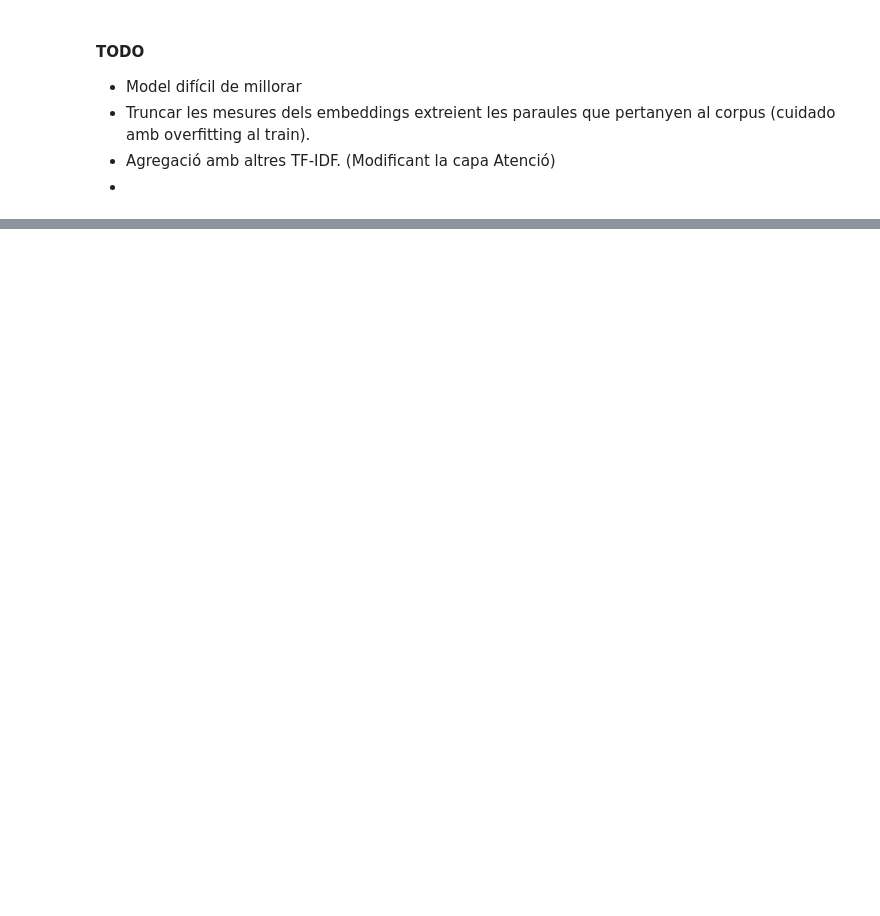
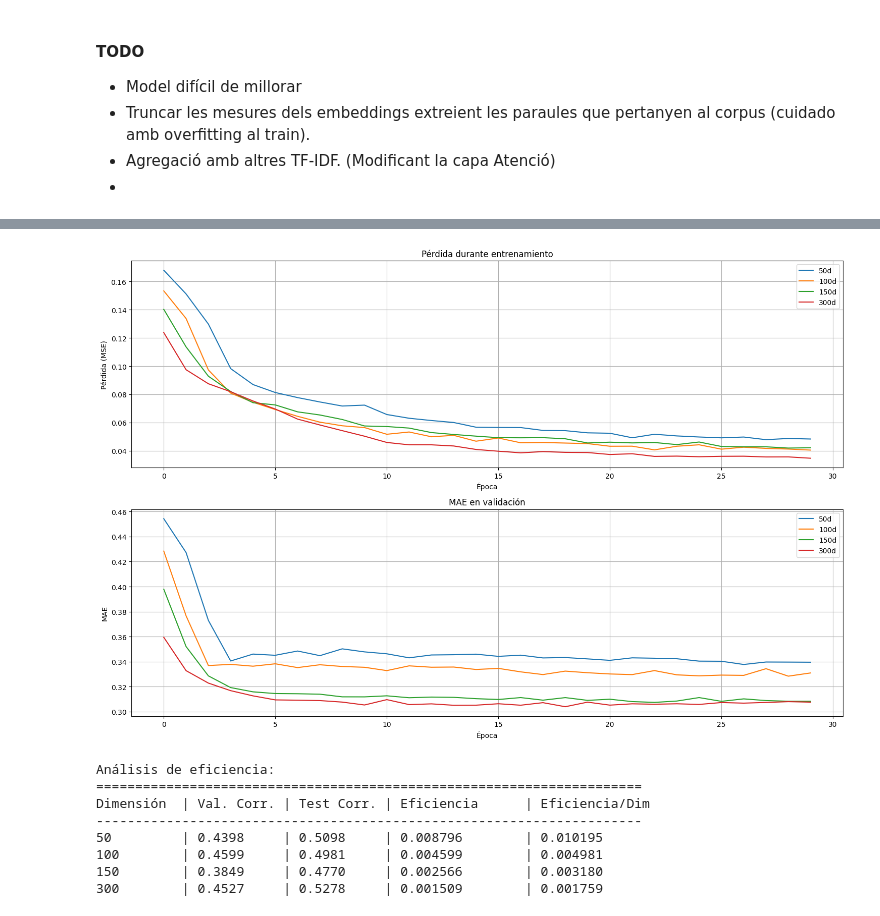
Before and after one commit to TaliaPr/Semantic-Text-Similarity, a Jupyter notebook: sequence_model.ipynb, the cells around one changed output, grey strips where cells are left out. Cells and saved outputs as stored; diff of their text form; code cells hidden in the pictures; blank space fills up the shorter version.

```diff
--- a/sequence_model.ipynb
+++ b/sequence_model.ipynb
@@ -580,0 +885,49 @@ P-value: 1.2050755660899114e-180
+# %%
+# Comparar la evolución del entrenamiento para diferentes dimensiones
+plt.figure(figsize=(15, 10))
+
+# Gráfico de pérdida (loss)
+plt.subplot(2, 1, 1)
+for dim in dims:
+    plt.plot(results[dim]['history'].history['loss'], label=f'{dim}d')
+plt.title('Pérdida durante entrenamiento')
+plt.xlabel('Época')
+plt.ylabel('Pérdida (MSE)')
+plt.legend()
+plt.grid(True)
+
+# Gráfico de error absoluto mitjà (MAE)
+plt.subplot(2, 1, 2)
+for dim in dims:
+    plt.plot(results[dim]['history'].history['val_mae'], label=f'{dim}d')
+plt.title('MAE en validación')
+plt.xlabel('Época')
+plt.ylabel('MAE')
+plt.legend()
+plt.grid(True)
+
+plt.tight_layout()
+plt.savefig('training_comparison_by_dimension.png')
+plt.show()
+
+# Analizar la relación entre dimensión y rendimiento
+print("\nAnálisis de eficiencia:")
+print("="*70)
+print(f"{'Dimensión':<10} | {'Val. Corr.':<10} | {'Test Corr.':<10} | {'Eficiencia':<15} | {'Eficiencia/Dim':<15}")
+print("-"*70)
+
+# Calculamos eficiencia como correlación por dimensión (un tipo de normalización simple)
+for dim in sorted(dims):
+    val_eff = results[dim]['val_corr'] / dim  # Correlación por dimensión
+    test_eff = results[dim]['test_corr'] / dim
+    print(f"{dim:<10} | {results[dim]['val_corr']:<10.4f} | {results[dim]['test_corr']:<10.4f} | {val_eff:<15.6f} | {test_eff:<15.6f}")
+# %% [output]
+[figure, added]
+Análisis de eficiencia:
+======================================================================
+Dimensión  | Val. Corr. | Test Corr. | Eficiencia      | Eficiencia/Dim
+----------------------------------------------------------------------
+50         | 0.4398     | 0.5098     | 0.008796        | 0.010195
+100        | 0.4599     | 0.4981     | 0.004599        | 0.004981
+150        | 0.3849     | 0.4770     | 0.002566        | 0.003180
+300        | 0.4527     | 0.5278     | 0.001509        | 0.001759
```
Also changed, not shown: parts of 25 cells of this notebook, 5 other files.
